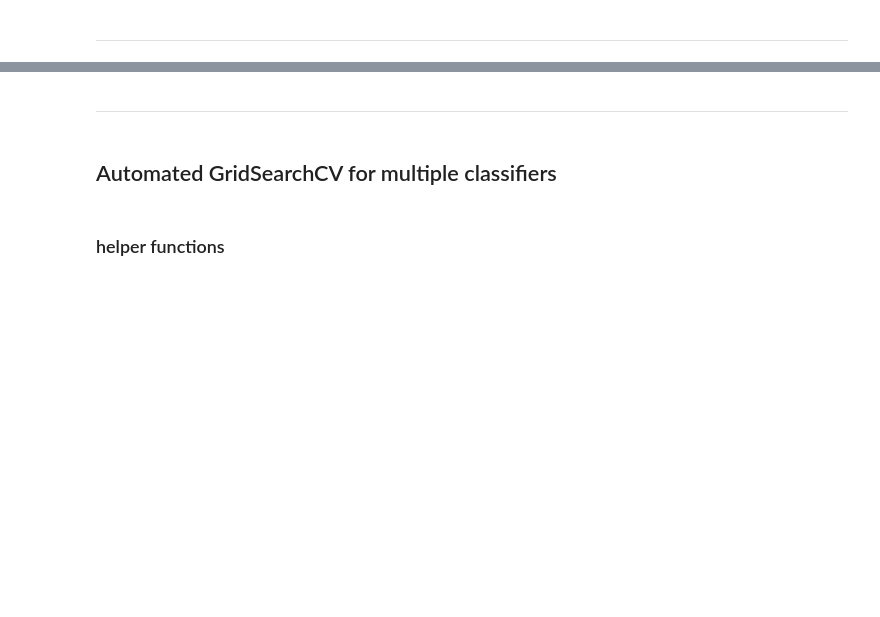
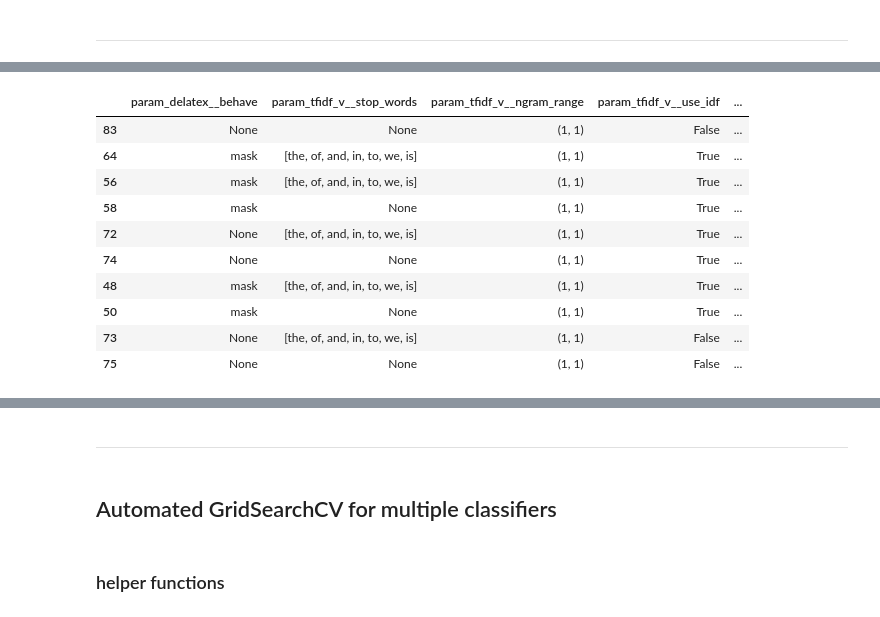
Before and after one commit to olszewskip/ArXiv_Classifier, a Jupyter notebook: arXiv_shallow_clf.ipynb, the cells around one changed output, grey strips where cells are left out. Saved outputs shown, nothing was run; the diff lists cells and outputs as text; code cells hidden in the pictures; blank space fills up the shorter version.

```diff
--- a/arXiv_shallow_clf.ipynb
+++ b/arXiv_shallow_clf.ipynb
@@ -363,0 +410,14 @@ With regards to our preprocessing steps:
+# %%
+results_df[(results_df.param_LinearSVC__C == 2) & (results_df.param_tfidf_v__ngram_range==(1,1))][-10:]
+# %% [output]
+|  | param_delatex__behave | param_tfidf_v__stop_words | param_tfidf_v__ngram_range | param_tfidf_v__use_idf | ... |
+| 83 | None | None | (1, 1) | False | ... |
+| 64 | mask | [the, of, and, in, to, we, is] | (1, 1) | True | ... |
+| 56 | mask | [the, of, and, in, to, we, is] | (1, 1) | True | ... |
+| 58 | mask | None | (1, 1) | True | ... |
+| 72 | None | [the, of, and, in, to, we, is] | (1, 1) | True | ... |
+| 74 | None | None | (1, 1) | True | ... |
+| 48 | mask | [the, of, and, in, to, we, is] | (1, 1) | True | ... |
+| 50 | mask | None | (1, 1) | True | ... |
+| 73 | None | [the, of, and, in, to, we, is] | (1, 1) | False | ... |
+| 75 | None | None | (1, 1) | False | ... |
```
Also changed, not shown: parts of 48 cells of this notebook.
